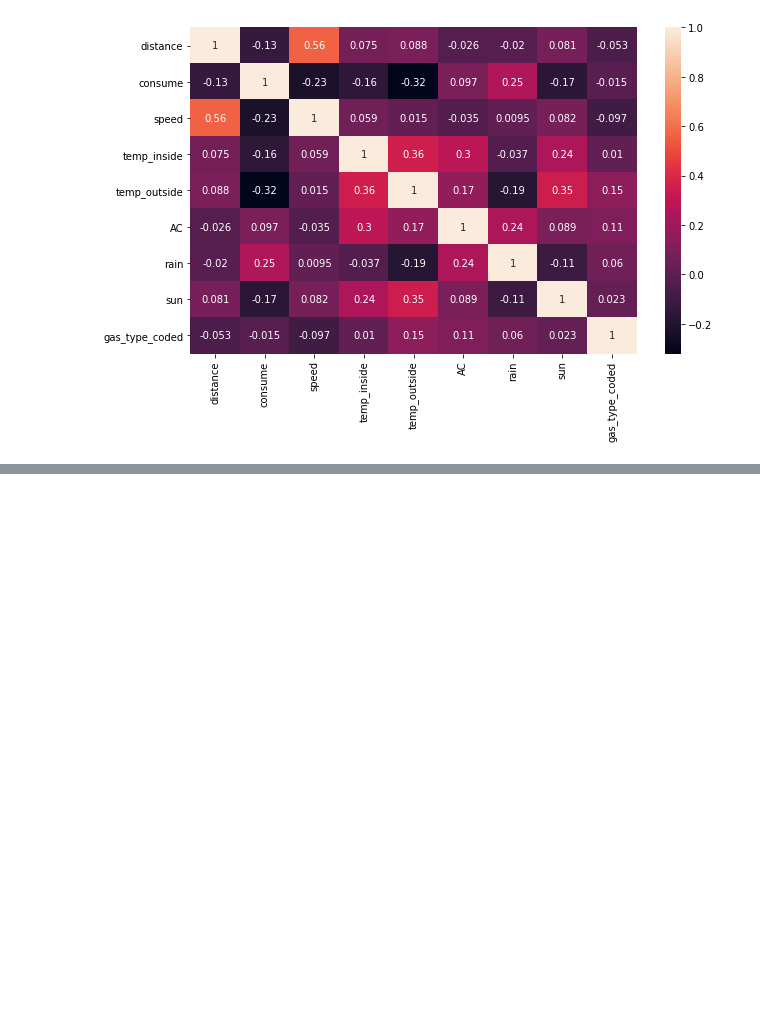
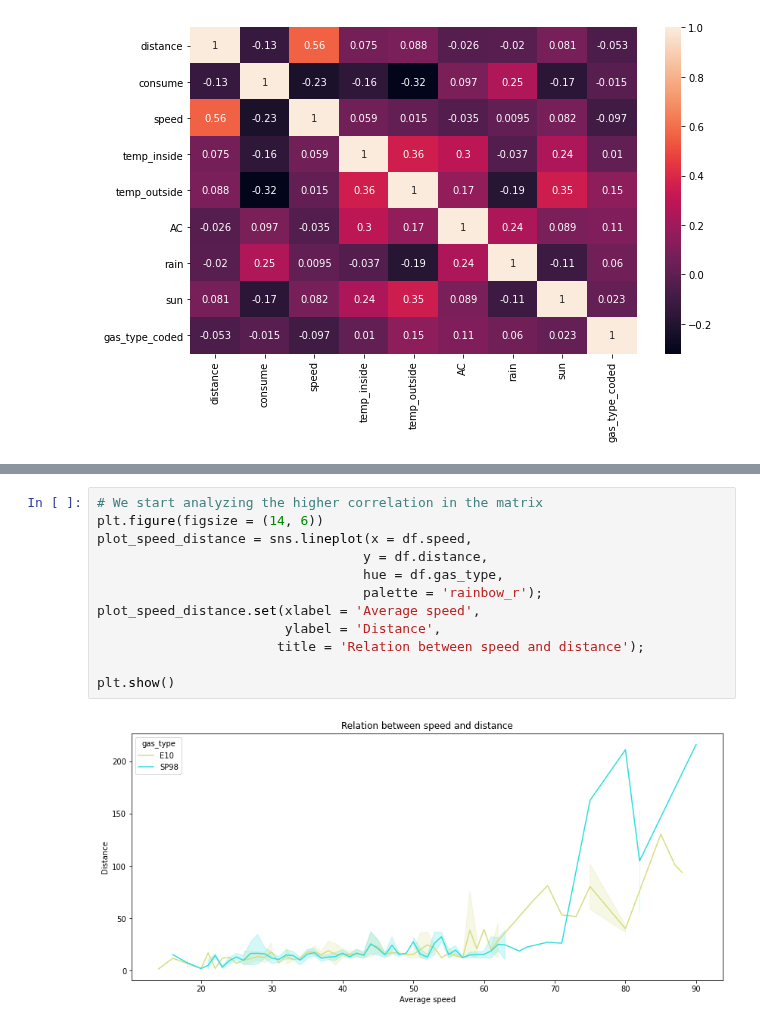
Before and after one commit to VictorRodriguezIronhack/reto_data, a Jupyter notebook: 2- Visualization.ipynb, the cells around one changed output, grey strips where cells are left out. Saved outputs shown, nothing was run; the diff lists cells and outputs as text; blank space fills up the shorter version.

Commit message:
visualizations

```diff
--- a/2- Visualization.ipynb
+++ b/2- Visualization.ipynb
@@ -59,0 +56,14 @@ box_age.set(xlabel = 'Age',
+# %%
+# We start analyzing the higher correlation in the matrix
+plt.figure(figsize = (14, 6))
+plot_speed_distance = sns.lineplot(x = df.speed,
+                                  y = df.distance,
+                                  hue = df.gas_type,
+                                  palette = 'rainbow_r');
+plot_speed_distance.set(xlabel = 'Average speed',
+                        ylabel = 'Distance',
+                       title = 'Relation between speed and distance');
+
+plt.show()
+# %% [output]
+[figure, added]
```
Also changed, not shown: parts of 18 cells of this notebook.
